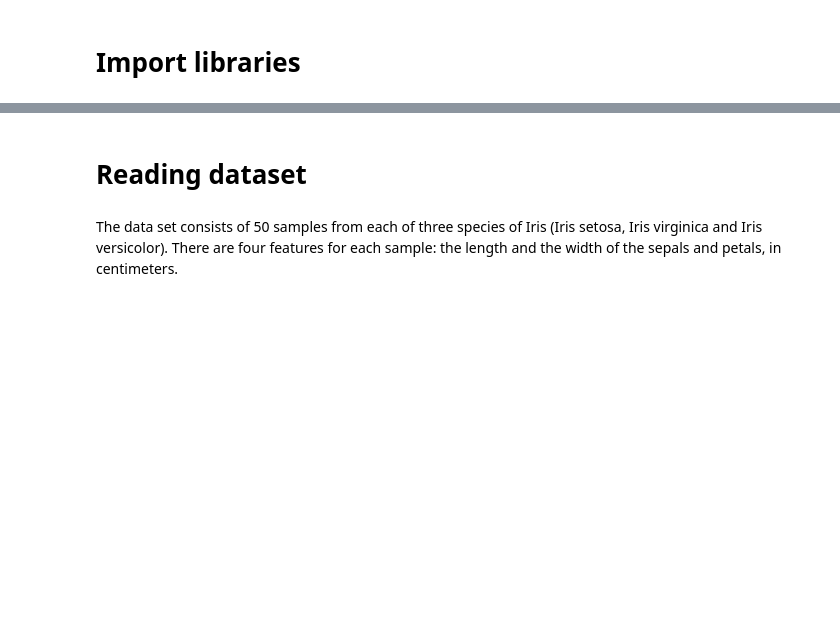
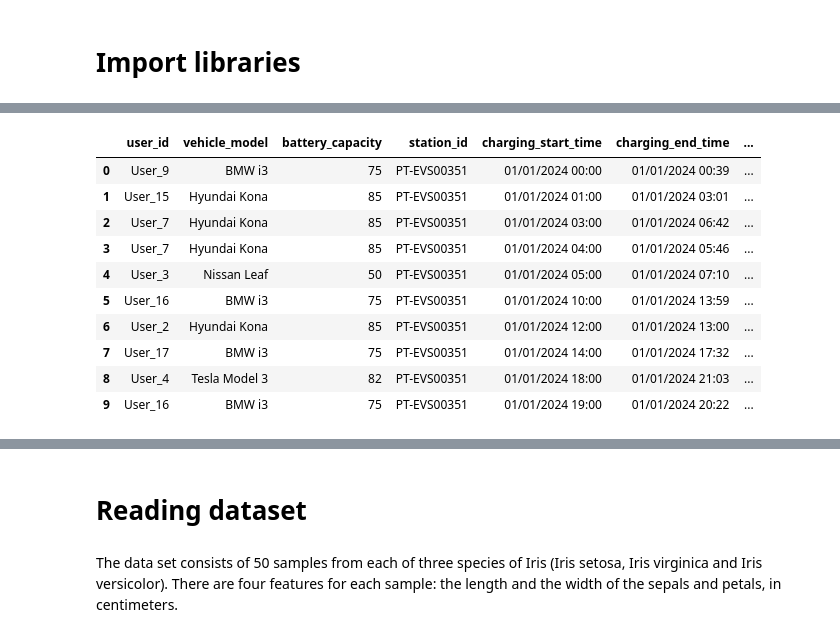
Before and after one commit to pedrorosa3/Projeto1-IoT-portatil, a Jupyter notebook: Projeto-IoT/cloud-Infrastructure-projeto/data/k_means_Iris.ipynb, the cells around one changed output, grey strips where cells are left out. Drawn from its saved outputs; the diff is of its cells as text; code cells hidden in the pictures; blank space fills up the shorter version.

```diff
--- a/Projeto-IoT/cloud-Infrastructure-projeto/data/k_means_Iris.ipynb
+++ b/Projeto-IoT/cloud-Infrastructure-projeto/data/k_means_Iris.ipynb
@@ -8,0 +98,20 @@ import plotly.graph_objects as go
+# %%
+# ==========================
+# 5. TREINAR KMEANS DEFINITIVO
+# ==========================
+kmeans = KMeans(n_clusters=3, random_state=42)
+df["cluster"] = kmeans.fit_predict(X)
+
+df.head(10)
+# %% [output]
+|  | user_id | vehicle_model | battery_capacity | station_id | charging_start_time | charging_end_time | ... |
+| 0 | User_9 | BMW i3 | 75 | PT-EVS00351 | 01/01/2024 00:00 | 01/01/2024 00:39 | ... |
+| 1 | User_15 | Hyundai Kona | 85 | PT-EVS00351 | 01/01/2024 01:00 | 01/01/2024 03:01 | ... |
+| 2 | User_7 | Hyundai Kona | 85 | PT-EVS00351 | 01/01/2024 03:00 | 01/01/2024 06:42 | ... |
+| 3 | User_7 | Hyundai Kona | 85 | PT-EVS00351 | 01/01/2024 04:00 | 01/01/2024 05:46 | ... |
+| 4 | User_3 | Nissan Leaf | 50 | PT-EVS00351 | 01/01/2024 05:00 | 01/01/2024 07:10 | ... |
+| 5 | User_16 | BMW i3 | 75 | PT-EVS00351 | 01/01/2024 10:00 | 01/01/2024 13:59 | ... |
+| 6 | User_2 | Hyundai Kona | 85 | PT-EVS00351 | 01/01/2024 12:00 | 01/01/2024 13:00 | ... |
+| 7 | User_17 | BMW i3 | 75 | PT-EVS00351 | 01/01/2024 14:00 | 01/01/2024 17:32 | ... |
+| 8 | User_4 | Tesla Model 3 | 82 | PT-EVS00351 | 01/01/2024 18:00 | 01/01/2024 21:03 | ... |
+| 9 | User_16 | BMW i3 | 75 | PT-EVS00351 | 01/01/2024 19:00 | 01/01/2024 20:22 | ... |
```
Also changed, not shown: parts of 9 cells of this notebook, 41 other files.
